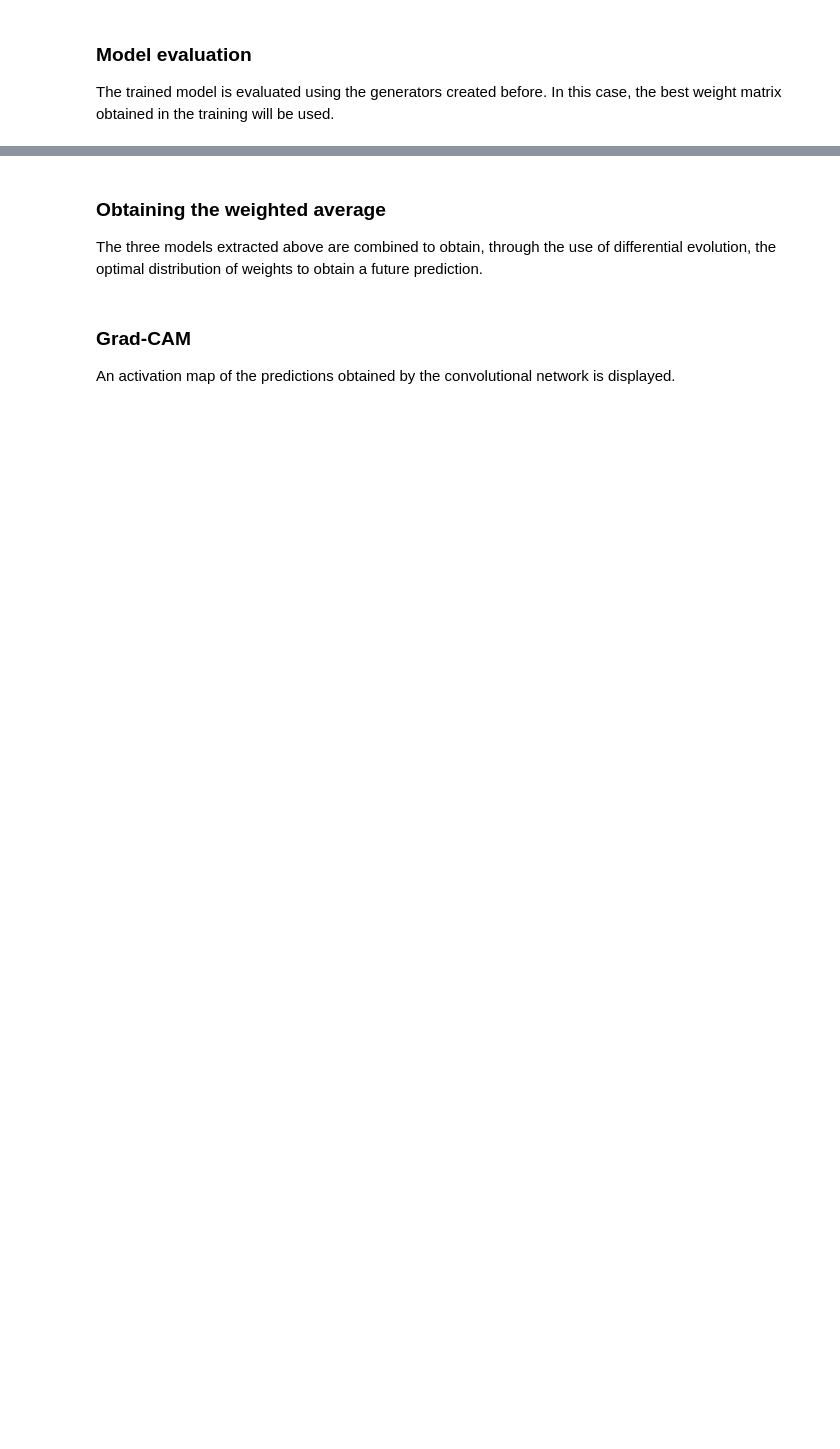
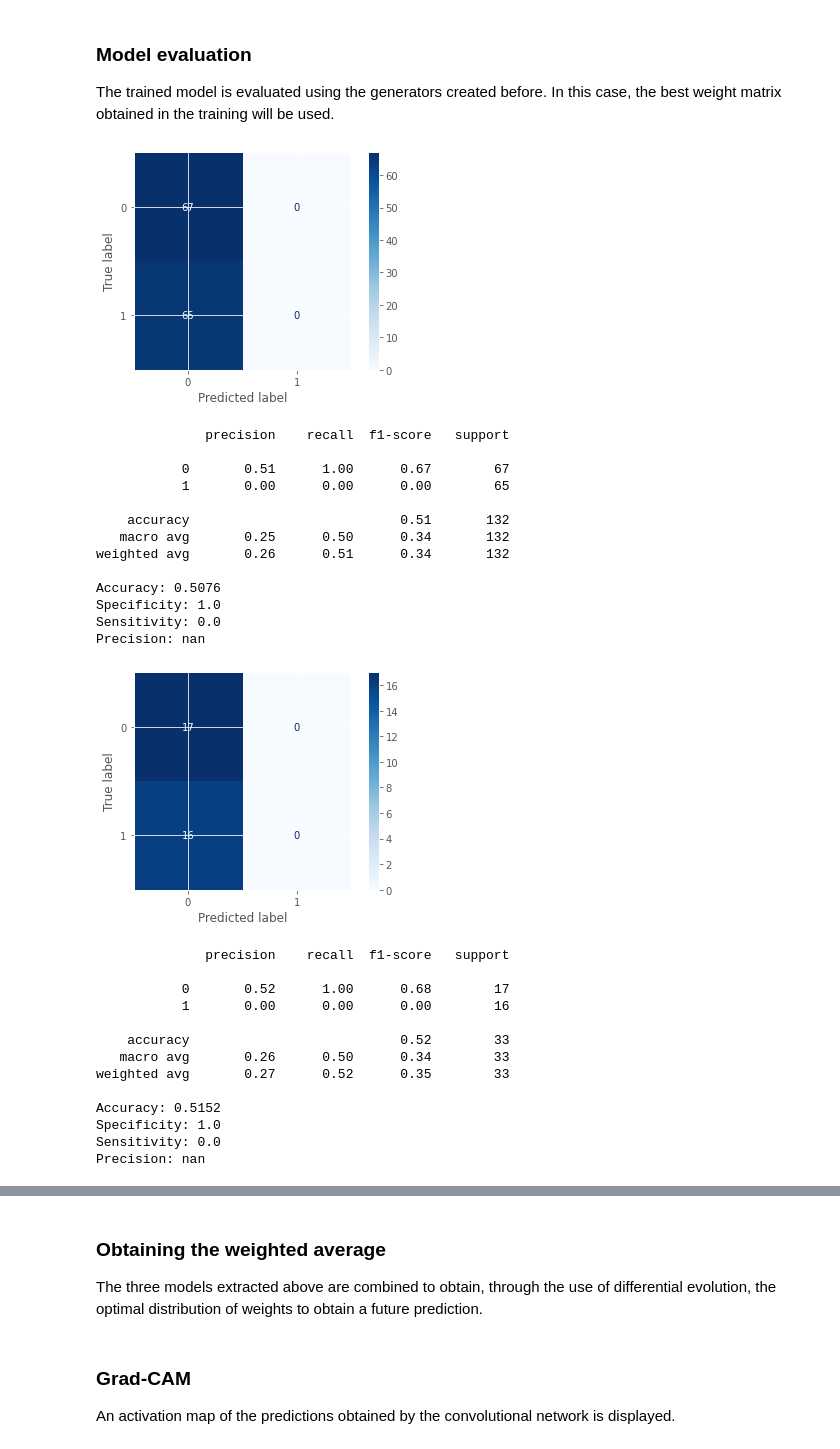
Before and after one commit to ufvceiec/mammo-echo-thermo, a Jupyter notebook: src/thermography.ipynb, the cells around one changed output, grey strips where cells are left out. Saved outputs shown, nothing was run; the diff lists cells and outputs as text; code cells hidden in the pictures; blank space fills up the shorter version.

Commit message:
The model evaluation system has been improved

```diff
--- a/src/thermography.ipynb
+++ b/src/thermography.ipynb
@@ -81,6 +83,35 @@ red_model.fit(training_validation_generator[0][0], training_validation_generator
 ### Model evaluation
 The trained model is evaluated using the generators created before. In this case, the best weight matrix obtained in the training will be used.
 # %%
-red_model.evaluate(train_generator, name="train_generator", path=None) # Evaluate the red model
-red_model.evaluate(validation_generator, name="validation_generator", path=None) # Evaluate the red model
-red_model.evaluate(test_generator, name="test_generator", path=None) # Evaluate the red model
+red_model.evaluate(training_validation_generator[0][0], title="train_generator", path=None) # Evaluate the red model
+red_model.evaluate(training_validation_generator[0][1], title="validation_generator", path=None) # Evaluate the red model
+red_model.evaluate(test_generator, title="test_generator", path=None) # Evaluate the red model
+# %% [output]
+[figure, added]
+              precision    recall  f1-score   support
+
+           0       0.51      1.00      0.67        67
+           1       0.00      0.00      0.00        65
+
+    accuracy                           0.51       132
+   macro avg       0.25      0.50      0.34       132
+weighted avg       0.26      0.51      0.34       132
+
+Accuracy: 0.5076
+Specificity: 1.0
+Sensitivity: 0.0
+Precision: nan
+[figure, added]
+              precision    recall  f1-score   support
+
+           0       0.52      1.00      0.68        17
+           1       0.00      0.00      0.00        16
+
+    accuracy                           0.52        33
+   macro avg       0.26      0.50      0.34        33
+weighted avg       0.27      0.52      0.35        33
+
+Accuracy: 0.5152
+Specificity: 1.0
+Sensitivity: 0.0
+Precision: nan
```
Also changed, not shown: parts of 4 cells of this notebook, 1 other file.
